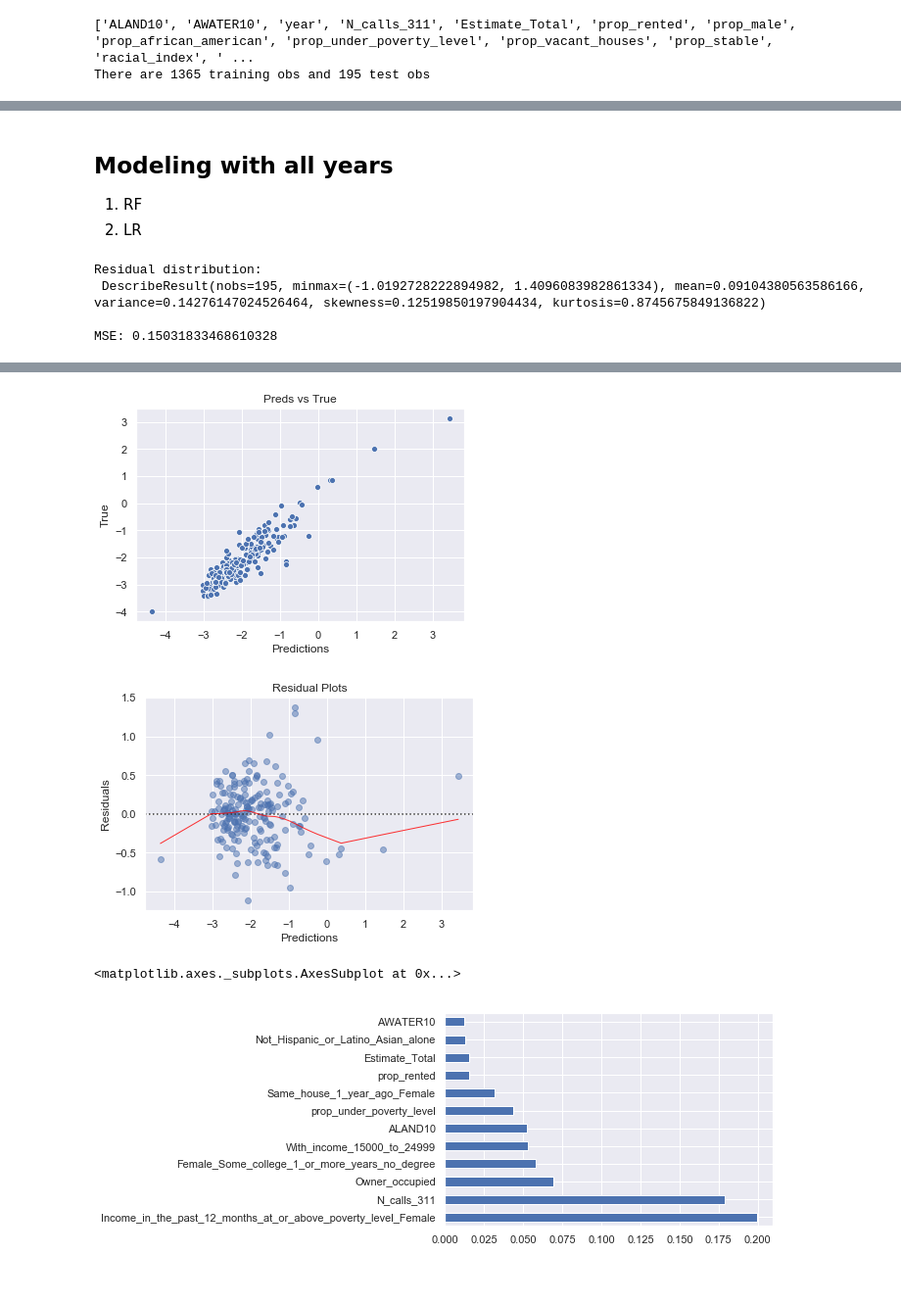
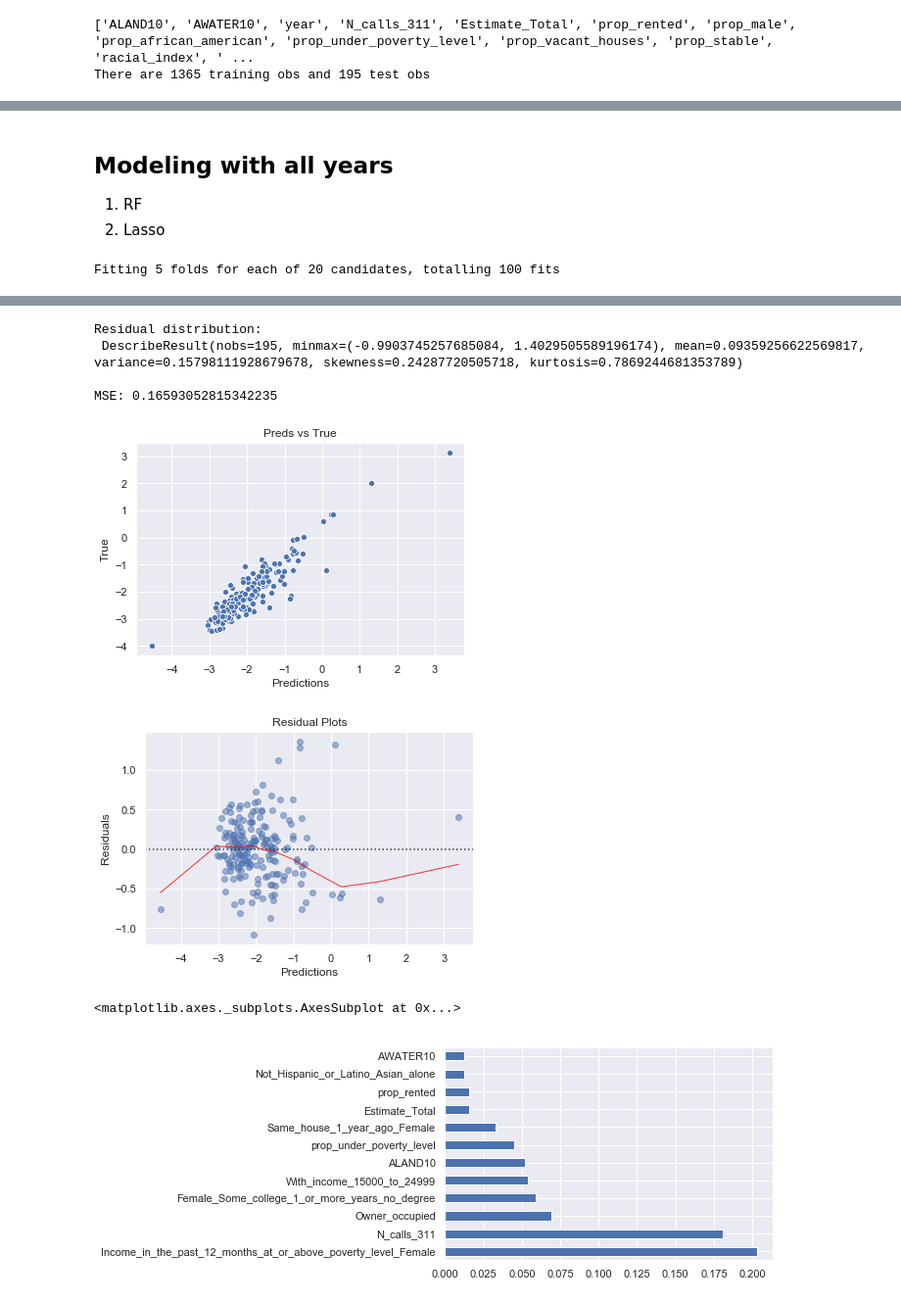
Before and after one commit to zhiwei-kou/sf-crime, a Jupyter notebook: code/python_modeling/2_Modeling_With_More_Features_log_count.ipynb, the cells around one changed output, grey strips where cells are left out. Shown at 98% size. Drawn from its saved outputs; the diff is of its cells as text; code cells hidden in the pictures.

Commit message:
more models

```diff
--- a/code/python_modeling/2_Modeling_With_More_Features_log_count.ipynb
+++ b/code/python_modeling/2_Modeling_With_More_Features_log_count.ipynb
@@ -139,6 +142,7 @@ yearly_data2.head(5)
 | 4 | 2010 | 06075010500 | 1096 | 663 | 2429 | 0.378550 | 0.500206 | 0.942775 | ... |
 # %%
 yearly_data2['rate'] = yearly_data2['N'] / yearly_data2['Estimate_Total']
+yearly_data2['log_count'] = np.log(yearly_data2['N'])
 yearly_data2['log_rate'] = np.log(yearly_data2['rate'])
 yearly_data2.head(5)
 # %% [output]
@@ -203,5 +207,5 @@ spatial_census.head(5)
 # %%
-x_cols = [c for c in list(spatial_census) if c not in ['rate','log_rate', 'N']]
+x_cols = [c for c in list(spatial_census) if c not in ['rate','log_rate', 'N', 'log_count']]
 print(x_cols)
 X_train_all, y_train_all, X_train2016, y_train2016, X_test, y_test = create_train_test(spatial_census,
                                                                                        cols=x_cols,
@@ -212,20 +226,33 @@ There are 1365 training obs and 195 test obs
+# %%
+groups = yearly_data2.query('year!=2017').groupby(yearly_data2.query('year!=2017')['year']).groups
+#groups[2010].values
+# {2012: [0, 1], 2013: [2], 2014: [3], 2015: [4, 5]}
+sorted_groups = [list(indices.values) for (key, indices) in sorted(groups.items())]
+# # [[0, 1], [2], [3], [4, 5]]
+#sorted_groups
+cv = [(np.array(sum( sorted_groups[:(i-1)], [])), np.array(sorted_groups[i]))
+      for i in range(len(sorted_groups)-1,1,-1)]
+
+scoring = 'neg_mean_squared_error'
 # %% [markdown]
 ## Modeling with all years
 1. RF
-2. LR
+2. Lasso
 # %%
 rf_tree = RandomForestRegressor(random_state=0)
-rf_tree.fit(X_train_all, y_train_all)
+param_search_rf = {'max_depth' : [None, 2, 3, 5, 10],
+                   'n_estimators': [10, 50, 100, 200 ]}
 
-y_pred_rf = rf_tree.predict(X_test)
+grid_rf, best_rf = grid_search(model=rf_tree, param_search=param_search_rf, scoring=scoring,
+                               X_train=X_train_all, Y_train = y_train_all, cv=cv, refit='neg_mean_squared_error')
+best_rf.fit(X_train_all, y_train_all)
+
+y_pred_rf = best_rf.predict(X_test)
 
 analyze_preds_true(y_pred_rf, y_test)  # for model
 
 
-feat_importances = pd.Series(rf_tree.feature_importances_, index=x_cols)
+feat_importances = pd.Series(best_rf.feature_importances_, index=x_cols)
 feat_importances.nlargest(12).plot(kind='barh')
 # %% [output]
-Residual distribution:
- DescribeResult(nobs=195, minmax=(-1.0192728222894982, 1.4096083982861334), mean=0.09104380563586166, variance=0.14276147024526464, skewness=0.12519850197904434, kurtosis=0.8745675849136822)
-
-MSE: 0.15031833468610328
+Fitting 5 folds for each of 20 candidates, totalling 100 fits
@@ -232,4 +261,8 @@ MSE: 0.15031833468610328
+Residual distribution:
+ DescribeResult(nobs=195, minmax=(-0.9903745257685084, 1.4029505589196174), mean=0.09359256622569817, variance=0.15798111928679678, skewness=0.24287720505718, kurtosis=0.7869244681353789)
+
+MSE: 0.16593052815342235
-[figure, old version]
+[figure, new version]
-[figure, old version]
+[figure, new version]
-<matplotlib.axes._subplots.AxesSubplot at 0x...>
+<matplotlib.axes._subplots.AxesSubplot at 0x...>
-[figure, old version]
+[figure, new version]
```
Also changed, not shown: parts of 11 cells of this notebook, 1 other file.
